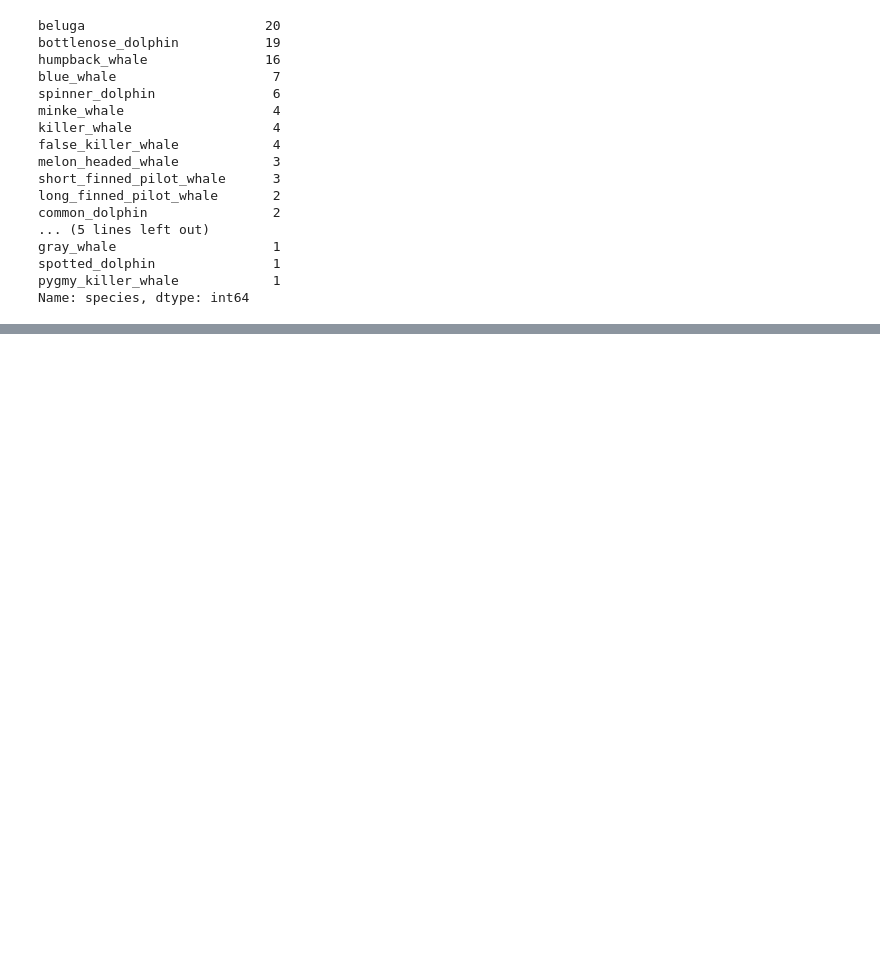
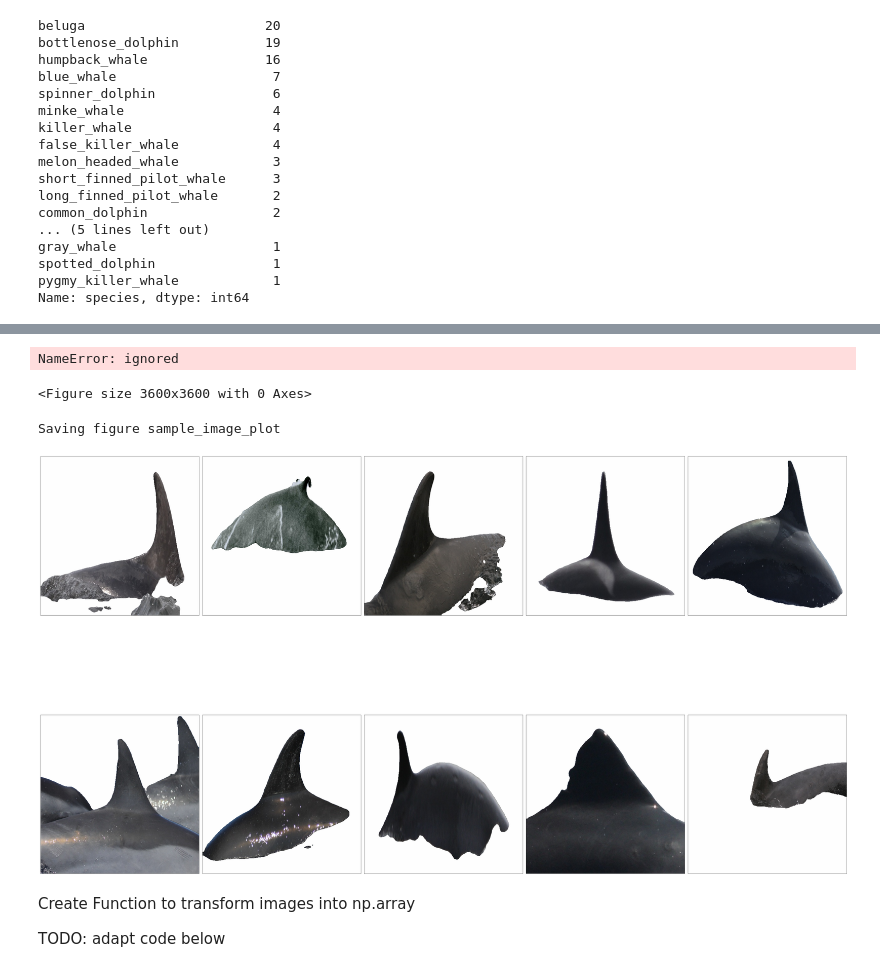
Before and after one commit to Whale-way/happy-whale, a Jupyter notebook: Classification_v1.ipynb, the cells around one changed output, grey strips where cells are left out. Drawn from its saved outputs; the diff is of its cells as text; code cells hidden in the pictures; blank space fills up the shorter version.

Commit message:
image loading included

```diff
--- a/Classification_v1.ipynb
+++ b/Classification_v1.ipynb
@@ -97,0 +157,50 @@ Name: species, dtype: int64
+# %%
+# Defining function to list all pictures to include
+def list_files(dir):
+    r = []
+    for root, dirs, files in os.walk(dir):
+        for name in files:
+            r.append(os.path.join(root, name))
+    return r
+# %%
+filepaths_train_sample = list_files(PATH_DATA_TRAIN_SAMPLE)
+# %%
+### i don't know if we gonna need that
+# Extract pic ids from files in consideration
+#Correct pic ids
+pic_ids_train_sample = np.array([])
+for i in range(len(filepaths_train_sample)):
+    file_short = filepaths_train_sample[i].replace(PATH_DATA_TRAIN_SAMPLE + "/", "SAMPLE/")
+    pic_ids_train_sample = np.append(pic_ids_train_sample, file_short)
+# %%
+image_list = []
+for filename in glob.glob(os.path.join(PATH_DATA_TRAIN_SAMPLE +'/*.png')):
+    im=Image.open(filename)
+    image_list.append(im)
+# %%
+plt.figure(figsize=(50,50))
+example_images = image_list[:10]
+plot_digits(example_images, images_per_row=5)
+save_fig("sample_image_plot")
+plt.show()
+# %% [output]
+NameError: ignored
+<Figure size 3600x3600 with 0 Axes>
+# %%
+example_images = image_list[:10]
+plt.figure(figsize=(50,50))
+columns = 5
+for i, image in enumerate(example_images):
+    plt.subplot(len(example_images) / columns + 1, columns, i + 1)
+    plt.imshow(image)
+    plt.xticks([])
+    plt.yticks([])
+save_fig("sample_image_plot")
+plt.show()
+# %% [output]
+Saving figure sample_image_plot
+[figure, added]
+# %% [markdown]
+Create Function to transform images into np.array
+
+TODO: adapt code below
```
Also changed, not shown: parts of 11 cells of this notebook.
